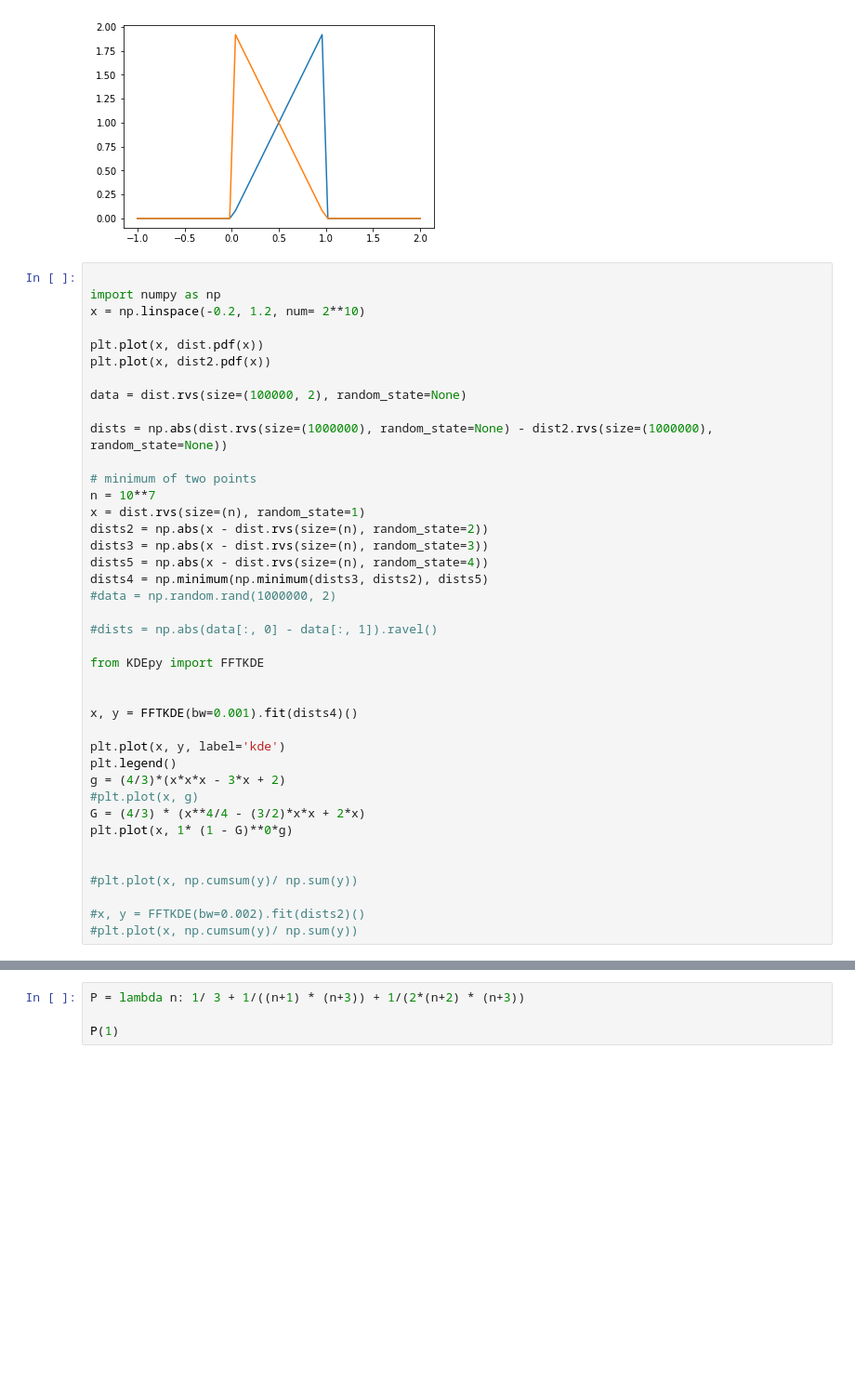
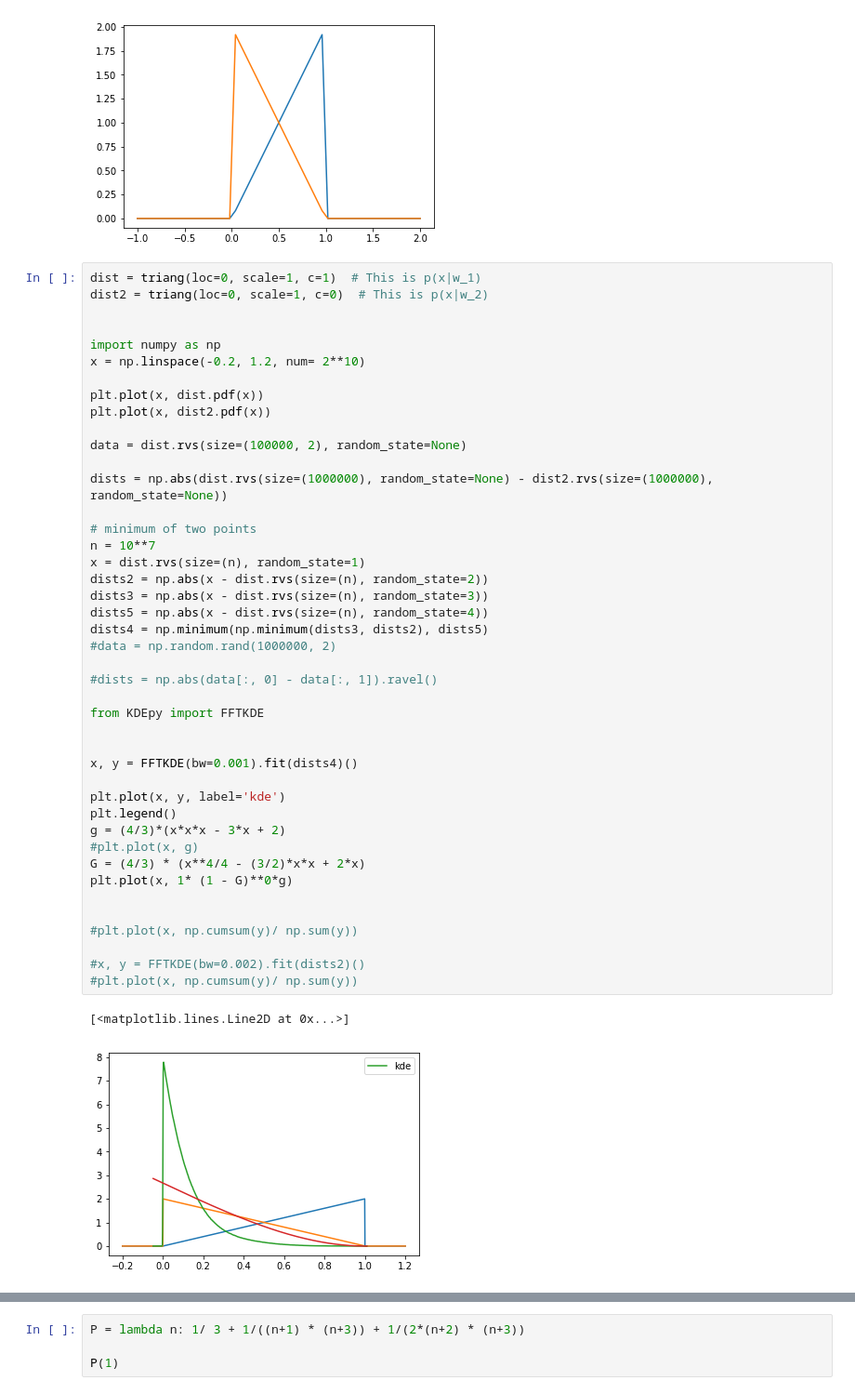
Before and after one commit to tommyod/lml, a Jupyter notebook: latex/figs/create_figures.ipynb, the cells around one changed output, grey strips where cells are left out. Shown at 93% size. Drawn from its saved outputs; the diff is of its cells as text; blank space fills up the shorter version.

```diff
--- a/latex/figs/create_figures.ipynb
+++ b/latex/figs/create_figures.ipynb
@@ -211,6 +211,9 @@ plt.plot(x, y_dist.pdf(x))
 [<matplotlib.lines.Line2D at 0x...>]
 [figure]
 # %%
+dist = triang(loc=0, scale=1, c=1)  # This is p(x|w_1)
+dist2 = triang(loc=0, scale=1, c=0)  # This is p(x|w_2)
+
 
 import numpy as np
 x = np.linspace(-0.2, 1.2, num= 2**10)
@@ -223,33 +226,36 @@ data = dist.rvs(size=(100000, 2), random_state=None)
 dists = np.abs(dist.rvs(size=(1000000), random_state=None) - dist2.rvs(size=(1000000), random_state=None))
 
 # minimum of two points
 n = 10**7
 x = dist.rvs(size=(n), random_state=1)
 dists2 = np.abs(x - dist.rvs(size=(n), random_state=2))
 dists3 = np.abs(x - dist.rvs(size=(n), random_state=3))
 dists5 = np.abs(x - dist.rvs(size=(n), random_state=4))
 dists4 = np.minimum(np.minimum(dists3, dists2), dists5)
 #data = np.random.rand(1000000, 2)
 
 #dists = np.abs(data[:, 0] - data[:, 1]).ravel()
 
 from KDEpy import FFTKDE
 
 
 x, y = FFTKDE(bw=0.001).fit(dists4)()
 
 plt.plot(x, y, label='kde')
 plt.legend()
 g = (4/3)*(x*x*x - 3*x + 2)
 #plt.plot(x, g)
 G = (4/3) * (x**4/4 - (3/2)*x*x + 2*x)
 plt.plot(x, 1* (1 - G)**0*g)
 
 
 #plt.plot(x, np.cumsum(y)/ np.sum(y))
 
 #x, y = FFTKDE(bw=0.002).fit(dists2)()
 #plt.plot(x, np.cumsum(y)/ np.sum(y))
+# %% [output]
+[<matplotlib.lines.Line2D at 0x...>]
+[figure, added]
 # %%
 dist = triang(loc=0, scale=1, c = 1)
 dist2 = triang(loc=0, scale=1, c = 0)
```
Also changed, not shown: parts of 8 cells of this notebook, 9 other files.
